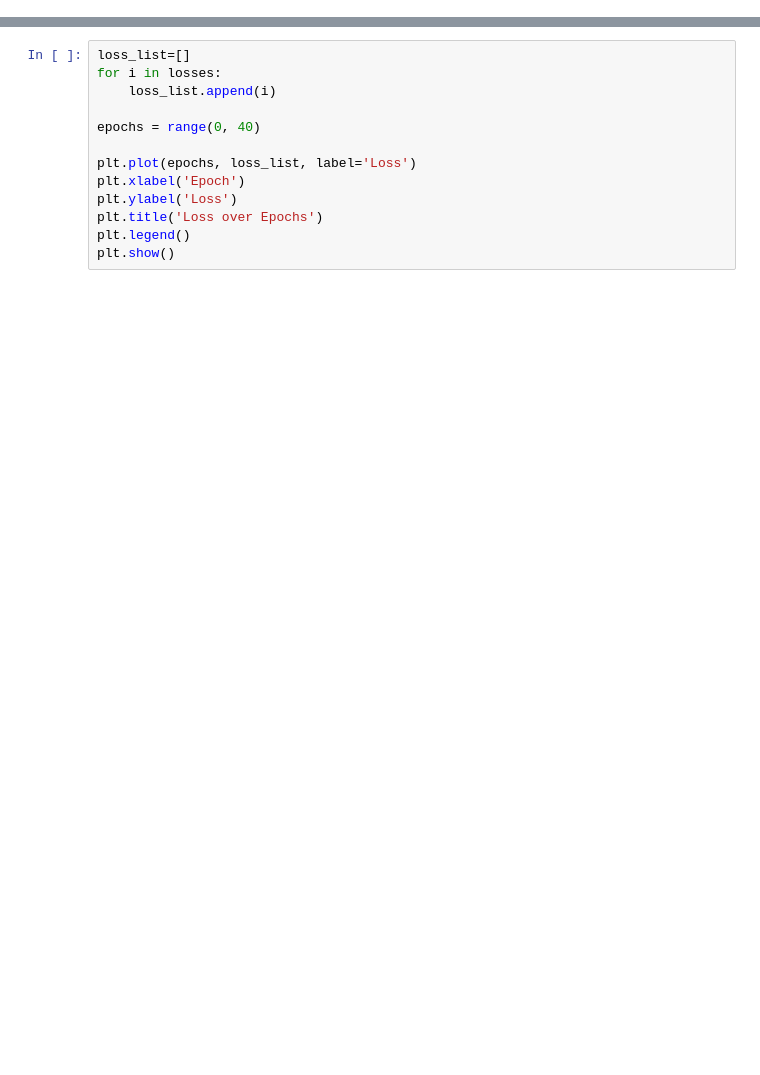
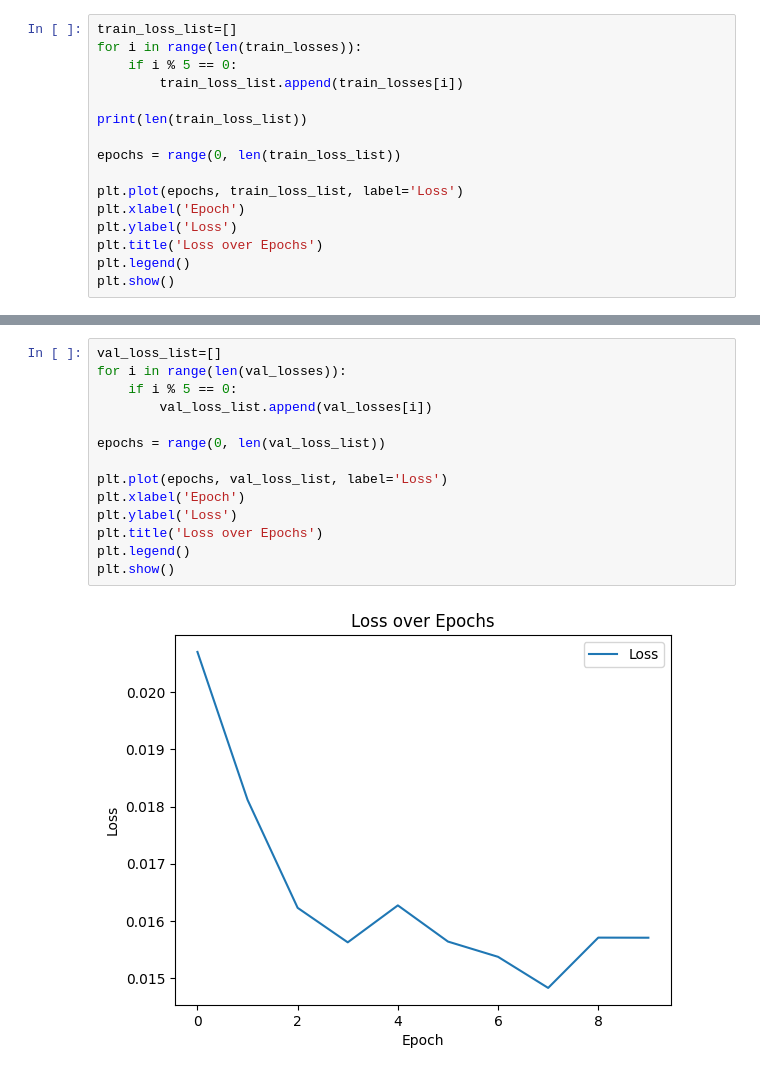
Before and after one commit to Nathan-Wang23/MLC_Final_Project, a Jupyter notebook: bio_eval.ipynb, the cells around one changed output, grey strips where cells are left out. Saved outputs shown, nothing was run; the diff lists cells and outputs as text; blank space fills up the shorter version.

```diff
--- a/bio_eval.ipynb
+++ b/bio_eval.ipynb
@@ -195,0 +299,16 @@ print("ROC AUC Score:", auc_roc)
+# %%
+train_loss_list=[]
+for i in range(len(train_losses)):
+    if i % 5 == 0:
+        train_loss_list.append(train_losses[i])
+
+print(len(train_loss_list))
+
+epochs = range(0, len(train_loss_list))
+
+plt.plot(epochs, train_loss_list, label='Loss')
+plt.xlabel('Epoch')
+plt.ylabel('Loss')
+plt.title('Loss over Epochs')
+plt.legend()
+plt.show()
@@ -196,13 +318,16 @@ print("ROC AUC Score:", auc_roc)
 # %%
-loss_list=[]
-for i in losses:
-    loss_list.append(i)
+val_loss_list=[]
+for i in range(len(val_losses)):
+    if i % 5 == 0:
+        val_loss_list.append(val_losses[i])
 
-epochs = range(0, 40)
+epochs = range(0, len(val_loss_list))
 
-plt.plot(epochs, loss_list, label='Loss')
+plt.plot(epochs, val_loss_list, label='Loss')
 plt.xlabel('Epoch')
 plt.ylabel('Loss')
 plt.title('Loss over Epochs')
 plt.legend()
 plt.show()
+# %% [output]
+[figure, added]
```
Also changed, not shown: parts of 23 cells of this notebook, 6 other files.
